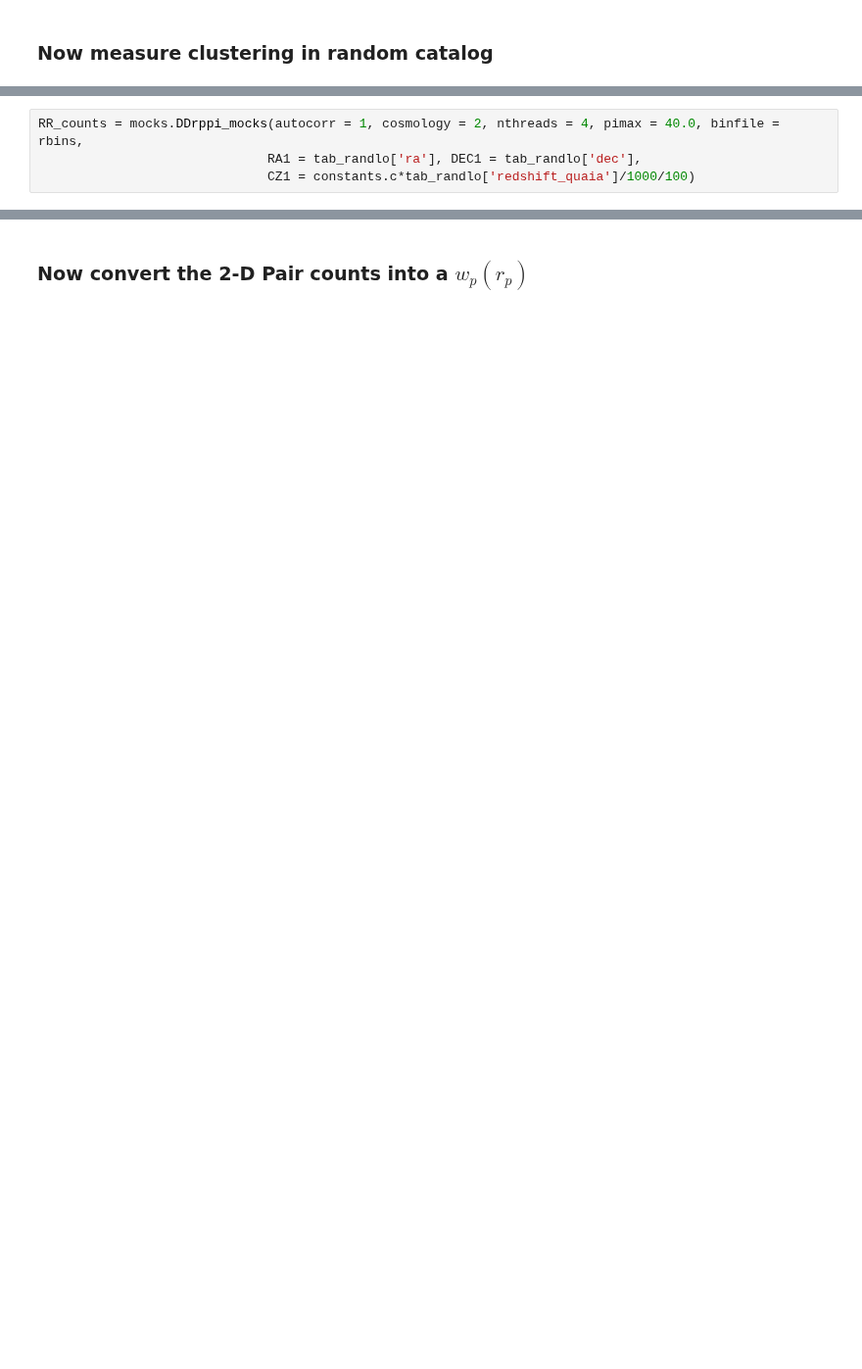
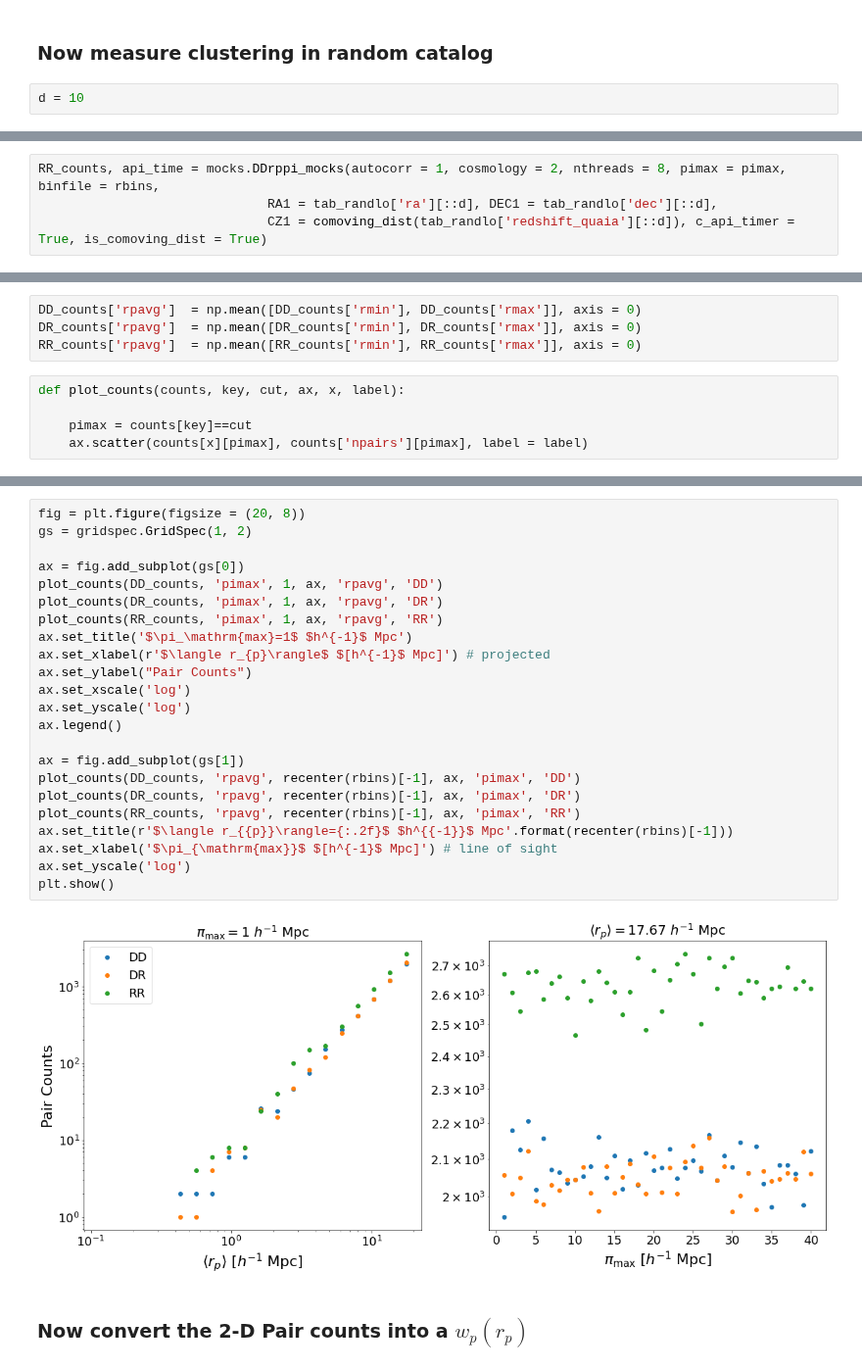
Before and after one commit to mshiferaw/quaia_bias, a Jupyter notebook: notebooks/2025-03-05_measure_wp_rp_comoving.ipynb, the cells around one changed output, grey strips where cells are left out. Shown at 98% size. Saved outputs shown, nothing was run; the diff lists cells and outputs as text; blank space fills up the shorter version.

Commit message:
measure wp in mocks

```diff
--- a/notebooks/2025-02-12_measure_mock_clustering.ipynb
+++ b/notebooks/2025-03-05_measure_wp_rp_comoving.ipynb
@@ -286,3 +262,5 @@ plt.show()
 # %% [markdown]
 ### Now measure clustering in random catalog
+# %%
+d = 10
 # %%
@@ -317,4 +278,4 @@ plt.show()
 # %%
-RR_counts = mocks.DDrppi_mocks(autocorr = 1, cosmology = 2, nthreads = 4, pimax = 40.0, binfile = rbins,
-                              RA1 = tab_randlo['ra'], DEC1 = tab_randlo['dec'],
-                              CZ1 = constants.c*tab_randlo['redshift_quaia']/1000/100)
+RR_counts, api_time = mocks.DDrppi_mocks(autocorr = 1, cosmology = 2, nthreads = 8, pimax = pimax, binfile = rbins,
+                              RA1 = tab_randlo['ra'][::d], DEC1 = tab_randlo['dec'][::d],
+                              CZ1 = comoving_dist(tab_randlo['redshift_quaia'][::d]), c_api_timer = True, is_comoving_dist = True)
@@ -320,0 +290,9 @@ RR_counts = mocks.DDrppi_mocks(autocorr = 1, cosmology = 2, nthreads = 4, pimax
+# %%
+DD_counts['rpavg']  = np.mean([DD_counts['rmin'], DD_counts['rmax']], axis = 0)
+DR_counts['rpavg']  = np.mean([DR_counts['rmin'], DR_counts['rmax']], axis = 0)
+RR_counts['rpavg']  = np.mean([RR_counts['rmin'], RR_counts['rmax']], axis = 0)
+# %%
+def plot_counts(counts, key, cut, ax, x, label):
+
+    pimax = counts[key]==cut
+    ax.scatter(counts[x][pimax], counts['npairs'][pimax], label = label)
@@ -321,3 +302,28 @@ RR_counts = mocks.DDrppi_mocks(autocorr = 1, cosmology = 2, nthreads = 4, pimax
+# %%
+fig = plt.figure(figsize = (20, 8))
+gs = gridspec.GridSpec(1, 2)
+
+ax = fig.add_subplot(gs[0])
+plot_counts(DD_counts, 'pimax', 1, ax, 'rpavg', 'DD')
+plot_counts(DR_counts, 'pimax', 1, ax, 'rpavg', 'DR')
+plot_counts(RR_counts, 'pimax', 1, ax, 'rpavg', 'RR')
+ax.set_title('$\pi_\mathrm{max}=1$ $h^{-1}$ Mpc')
+ax.set_xlabel(r'$\langle r_{p}\rangle$ $[h^{-1}$ Mpc]') # projected
+ax.set_ylabel("Pair Counts")
+ax.set_xscale('log')
+ax.set_yscale('log')
+ax.legend()
+
+ax = fig.add_subplot(gs[1])
+plot_counts(DD_counts, 'rpavg', recenter(rbins)[-1], ax, 'pimax', 'DD')
+plot_counts(DR_counts, 'rpavg', recenter(rbins)[-1], ax, 'pimax', 'DR')
+plot_counts(RR_counts, 'rpavg', recenter(rbins)[-1], ax, 'pimax', 'RR')
+ax.set_title(r'$\langle r_{{p}}\rangle={:.2f}$ $h^{{-1}}$ Mpc'.format(recenter(rbins)[-1]))
+ax.set_xlabel('$\pi_{\mathrm{max}}$ $[h^{-1}$ Mpc]') # line of sight
+ax.set_yscale('log')
+plt.show()
+# %% [output]
+[figure, added]
 # %% [markdown]
 ### Now convert the 2-D Pair counts into a $w_p(r_p)$
 # %%
```
Also changed, not shown: parts of 38 cells of this notebook, 28 other files.
